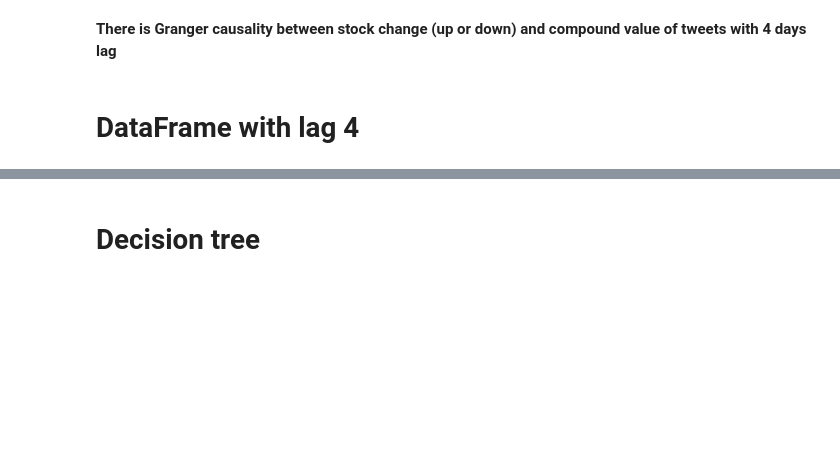
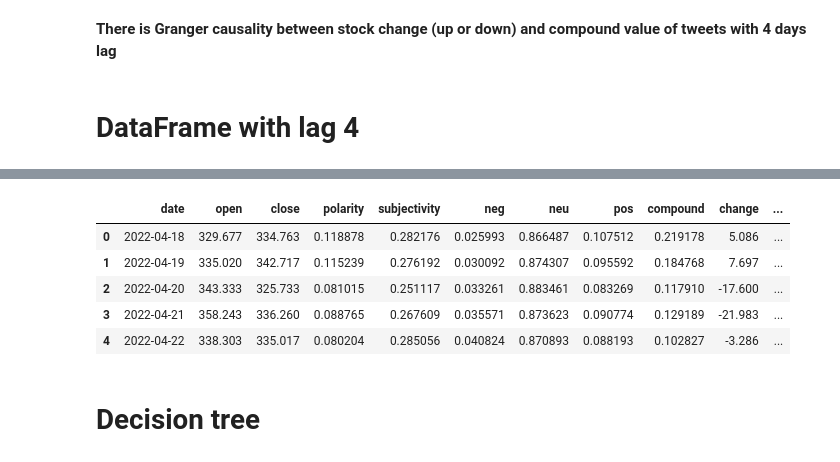
Before and after one commit to mgmsara/Stock-Market-forecasting, a Jupyter notebook: Classification model.ipynb, the cells around one changed output, grey strips where cells are left out. Drawn from its saved outputs; the diff is of its cells as text; code cells hidden in the pictures; blank space fills up the shorter version.

```diff
--- a/Classification model.ipynb
+++ b/Classification model.ipynb
@@ -105,3 +105,6 @@ parameter F test:         F=1.7382  , p=0.1309  , df_denom=121, df_num=5
 **There is Granger causality between stock change (up or down) and compound value of tweets with 4 days lag**
 # %% [markdown]
 # DataFrame with lag 4
+# %%
+tesla_lag =tesla_tw_outl
+tesla_lag.head()
@@ -107,0 +118,3 @@ parameter F test:         F=1.7382  , p=0.1309  , df_denom=121, df_num=5
+# %%
+tesla_lag['dir_lag4'] = tesla_lag['diection'].shift(4)
+tesla_lag.head()
@@ -108,3 +128,14 @@ parameter F test:         F=1.7382  , p=0.1309  , df_denom=121, df_num=5
+# %%
+tesla_lag.dropna(inplace=True)
+tesla_lag=tesla_lag.reset_index(drop=True)
+tesla_lag.head()
+# %% [output]
+|  | date | open | close | polarity | subjectivity | neg | neu | pos | compound | change | ... |
+| 0 | 2022-04-18 | 329.677 | 334.763 | 0.118878 | 0.282176 | 0.025993 | 0.866487 | 0.107512 | 0.219178 | 5.086 | ... |
+| 1 | 2022-04-19 | 335.020 | 342.717 | 0.115239 | 0.276192 | 0.030092 | 0.874307 | 0.095592 | 0.184768 | 7.697 | ... |
+| 2 | 2022-04-20 | 343.333 | 325.733 | 0.081015 | 0.251117 | 0.033261 | 0.883461 | 0.083269 | 0.117910 | -17.600 | ... |
+| 3 | 2022-04-21 | 358.243 | 336.260 | 0.088765 | 0.267609 | 0.035571 | 0.873623 | 0.090774 | 0.129189 | -21.983 | ... |
+| 4 | 2022-04-22 | 338.303 | 335.017 | 0.080204 | 0.285056 | 0.040824 | 0.870893 | 0.088193 | 0.102827 | -3.286 | ... |
 # %% [markdown]
 # Decision tree
 # %% [markdown]
```
Also changed, not shown: parts of 8 cells of this notebook, 1 other file.
